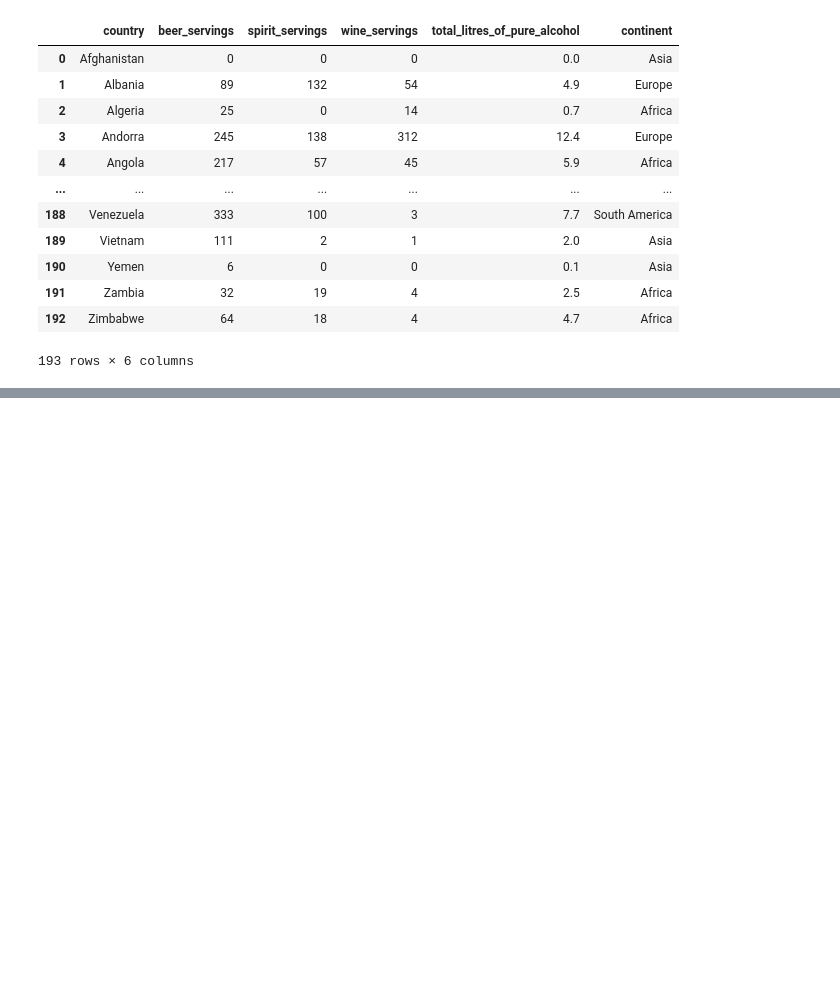
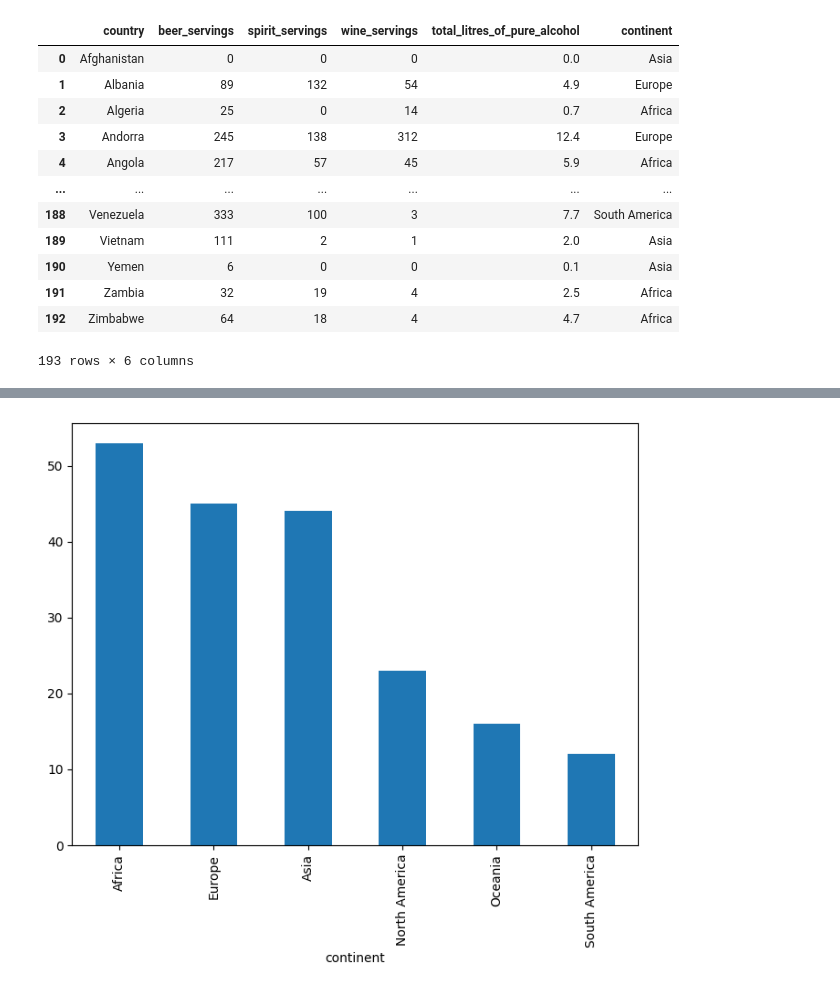
Before and after one commit to tomasz450/Analiza-danych-w-Python-2025-11-17-local, a Jupyter notebook: 3. Pandas/Pandas.ipynb, the cells around one changed output, grey strips where cells are left out. Saved outputs shown, nothing was run; the diff lists cells and outputs as text; code cells hidden in the pictures; blank space fills up the shorter version.

```diff
--- a/3. Pandas/Pandas.ipynb
+++ b/3. Pandas/Pandas.ipynb
@@ -1030,0 +1096,5 @@ drinks
+# %%
+drinks.continent.value_counts().plot(kind='bar', figsize=(8,6))
+plt.savefig('wykres.png')
+# %% [output]
+[figure, added]
```
Also changed, not shown: parts of 8 cells of this notebook, 1 other file.
